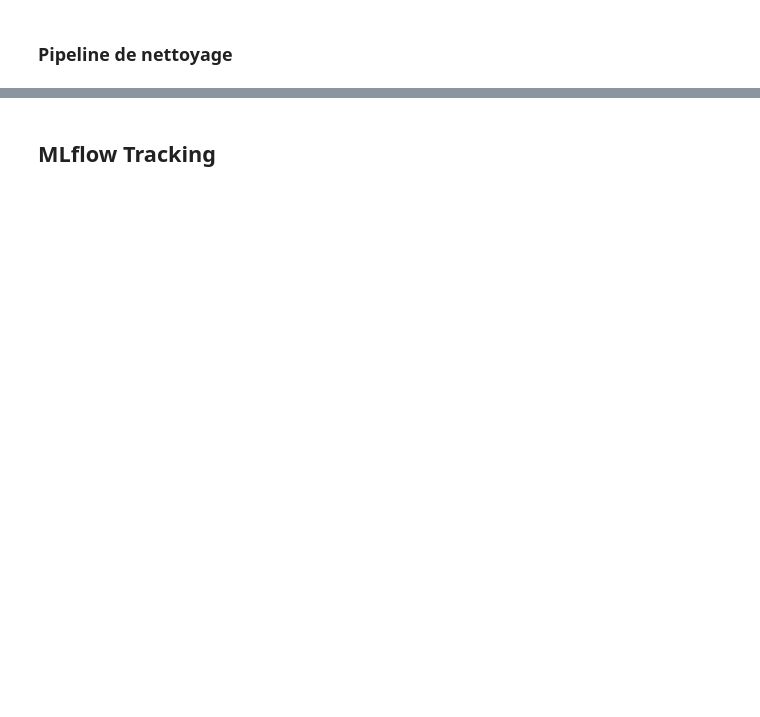
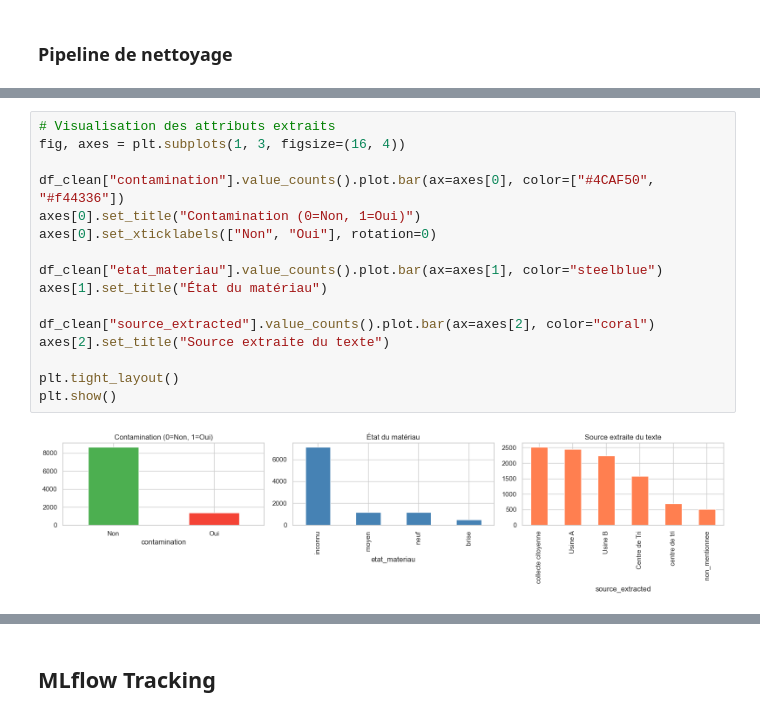
Before and after one commit to bob1x/ecoSmart, a Jupyter notebook: notebooks/TP7_NLP_EcoSmart.ipynb, the cells around one changed output, grey strips where cells are left out. Drawn from its saved outputs; the diff is of its cells as text; blank space fills up the shorter version.

```diff
--- a/notebooks/TP7_NLP_EcoSmart.ipynb
+++ b/notebooks/TP7_NLP_EcoSmart.ipynb
@@ -60,0 +415,18 @@ from scipy.sparse import csr_matrix# NUMERIC ONLY modelXn_tr, Xn_te, yn_tr, yn_t
+# %%
+# Visualisation des attributs extraits
+fig, axes = plt.subplots(1, 3, figsize=(16, 4))
+
+df_clean["contamination"].value_counts().plot.bar(ax=axes[0], color=["#4CAF50", "#f44336"])
+axes[0].set_title("Contamination (0=Non, 1=Oui)")
+axes[0].set_xticklabels(["Non", "Oui"], rotation=0)
+
+df_clean["etat_materiau"].value_counts().plot.bar(ax=axes[1], color="steelblue")
+axes[1].set_title("État du matériau")
+
+df_clean["source_extracted"].value_counts().plot.bar(ax=axes[2], color="coral")
+axes[2].set_title("Source extraite du texte")
+
+plt.tight_layout()
+plt.show()
+# %% [output]
+[figure, added]
```
Also changed, not shown: parts of 45 cells of this notebook, 7 other files.
